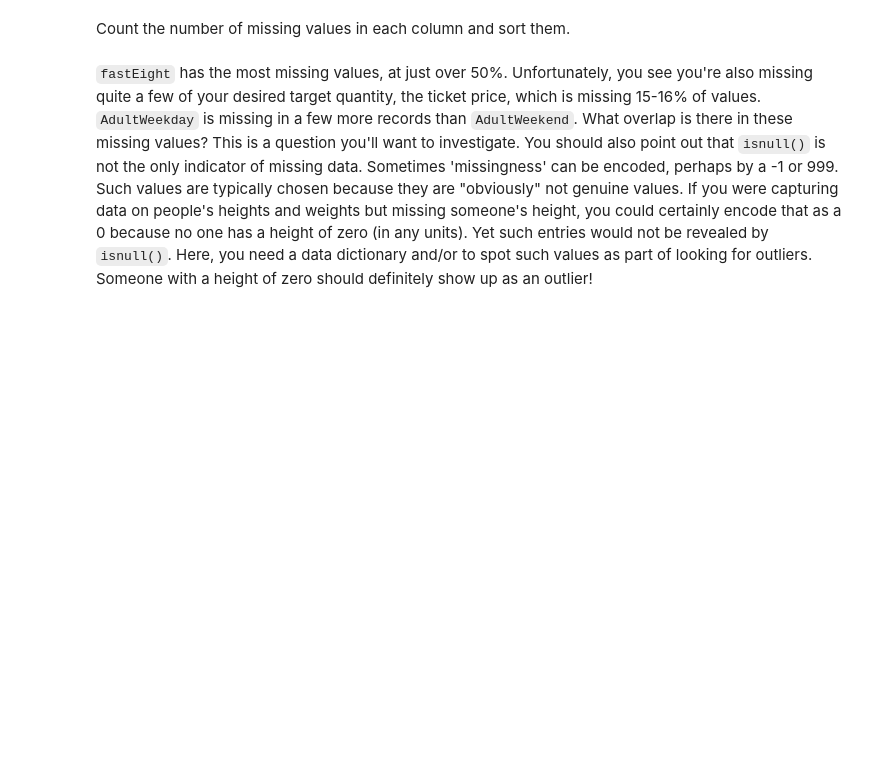
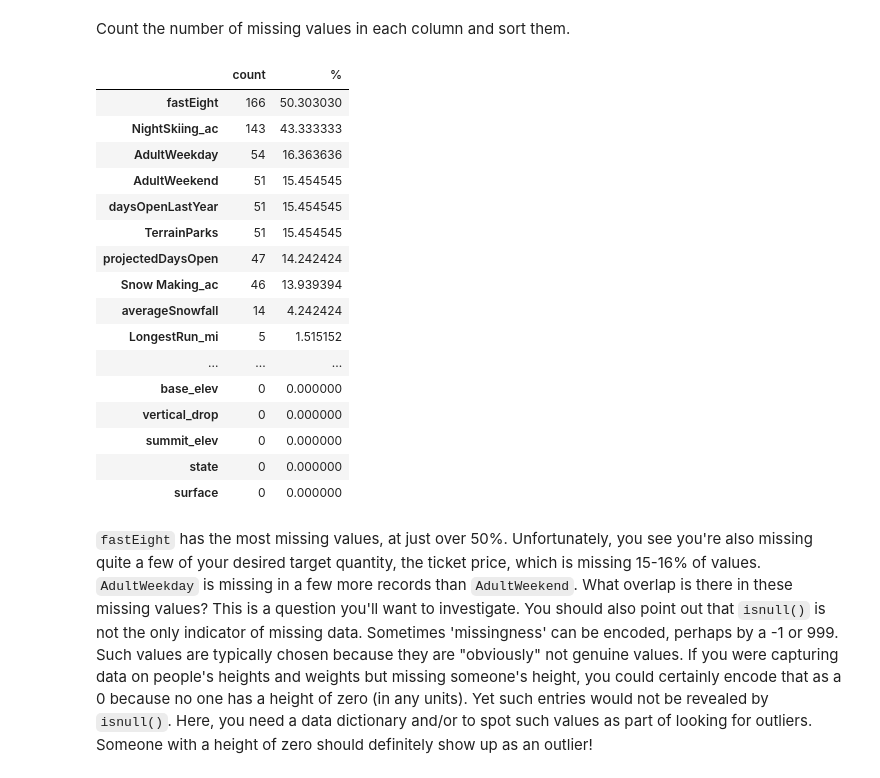
Before and after one commit to naturesbless/DataScienceGuidedCapstone, a Jupyter notebook: Notebooks/02_data_wrangling.ipynb, the cells around one changed output. Cells and saved outputs as stored; diff of their text form; code cells hidden in the pictures; blank space fills up the shorter version.

```diff
--- a/Notebooks/02_data_wrangling.ipynb
+++ b/Notebooks/02_data_wrangling.ipynb
@@ -165,12 +167,37 @@ Count the number of missing values in each column and sort them.
 # %%
 #Code task 5#
 #Count (using `.sum()`) the number of missing values (`.isnull()`) in each column of
 #ski_data as well as the percentages (using `.mean()` instead of `.sum()`).
 #Order them (increasing or decreasing) using sort_values
 #Call `pd.concat` to present these in a single table (DataFrame) with the helpful column names 'count' and '%'
-missing = ___([ski_data.___.___, 100 * ski_data.___.___], axis=1)
-missing.columns=[___, ___]
-missing.___(by=___)
+missing = pd.concat([ski_data.isnull().sum(), 100 * ski_data.isnull().mean()], axis=1)
+
+#Got the sum of the missing data using ski_data.isnull().sum() and then got the percentages using 100 * ski_data.isnull().mean()
+#Rename the columns and then sorted them by decreasing number of missing values in each column of ski_data.
+
+missing.columns= ['count', '%']
+missing = missing.sort_values(by='count', ascending = False)
+
+#Call missing so we can take a look at the data.
+missing
+# %% [output]
+|  | count | % |
+| fastEight | 166 | 50.303030 |
+| NightSkiing_ac | 143 | 43.333333 |
+| AdultWeekday | 54 | 16.363636 |
+| AdultWeekend | 51 | 15.454545 |
+| daysOpenLastYear | 51 | 15.454545 |
+| TerrainParks | 51 | 15.454545 |
+| projectedDaysOpen | 47 | 14.242424 |
+| Snow Making_ac | 46 | 13.939394 |
+| averageSnowfall | 14 | 4.242424 |
+| LongestRun_mi | 5 | 1.515152 |
+| ... | ... | ... |
+| base_elev | 0 | 0.000000 |
+| vertical_drop | 0 | 0.000000 |
+| summit_elev | 0 | 0.000000 |
+| state | 0 | 0.000000 |
+| surface | 0 | 0.000000 |
 # %% [markdown]
 `fastEight` has the most missing values, at just over 50%. Unfortunately, you see you're also missing quite a few of your desired target quantity, the ticket price, which is missing 15-16% of values. `AdultWeekday` is missing in a few more records than `AdultWeekend`. What overlap is there in these missing values? This is a question you'll want to investigate. You should also point out that `isnull()` is not the only indicator of missing data. Sometimes 'missingness' can be encoded, perhaps by a -1 or 999. Such values are typically chosen because they are "obviously" not genuine values. If you were capturing data on people's heights and weights but missing someone's height, you could certainly encode that as a 0 because no one has a height of zero (in any units). Yet such entries would not be revealed by `isnull()`. Here, you need a data dictionary and/or to spot such values as part of looking for outliers. Someone with a height of zero should definitely show up as an outlier!
 # %% [markdown]
```
Also changed, not shown: parts of 1 cell of this notebook.
